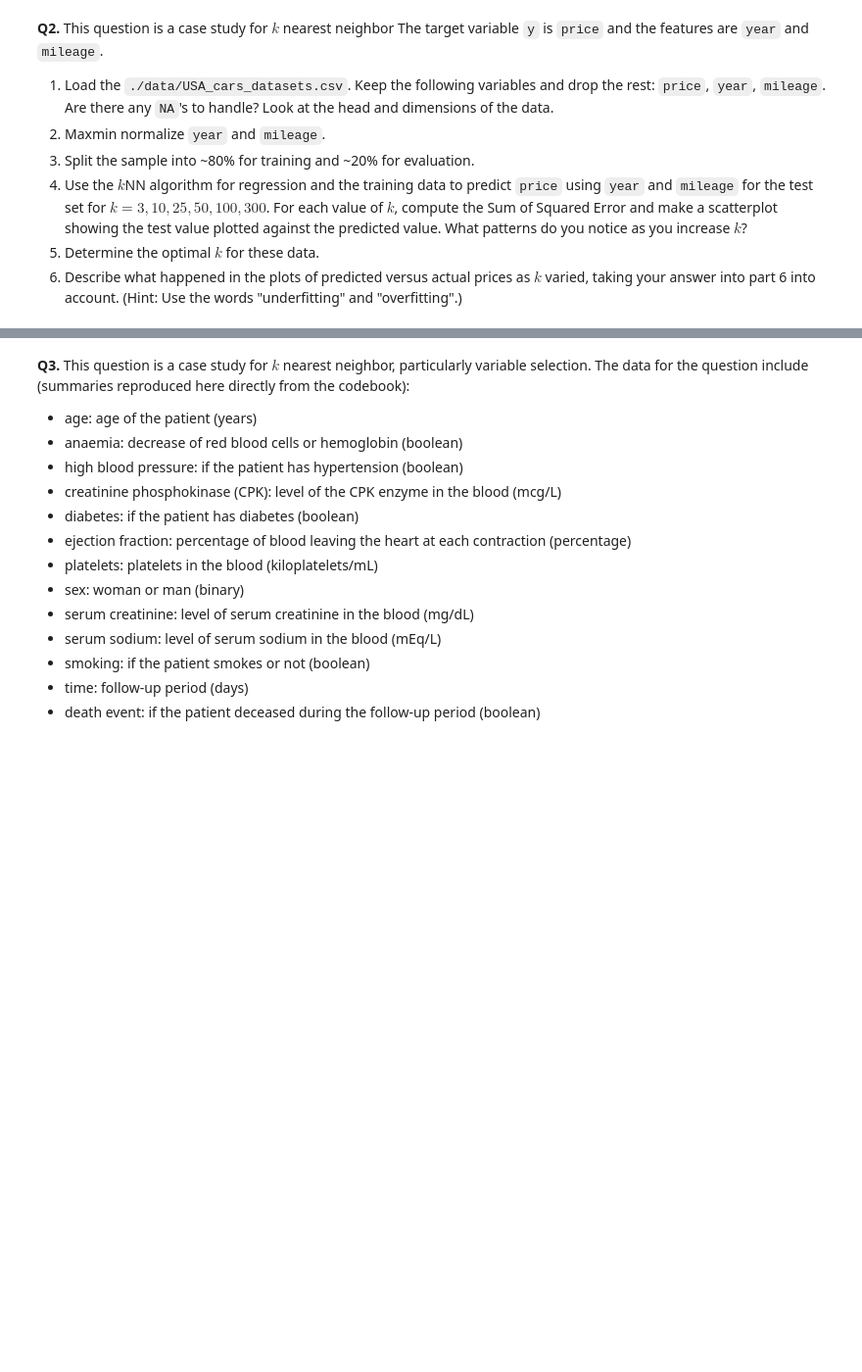
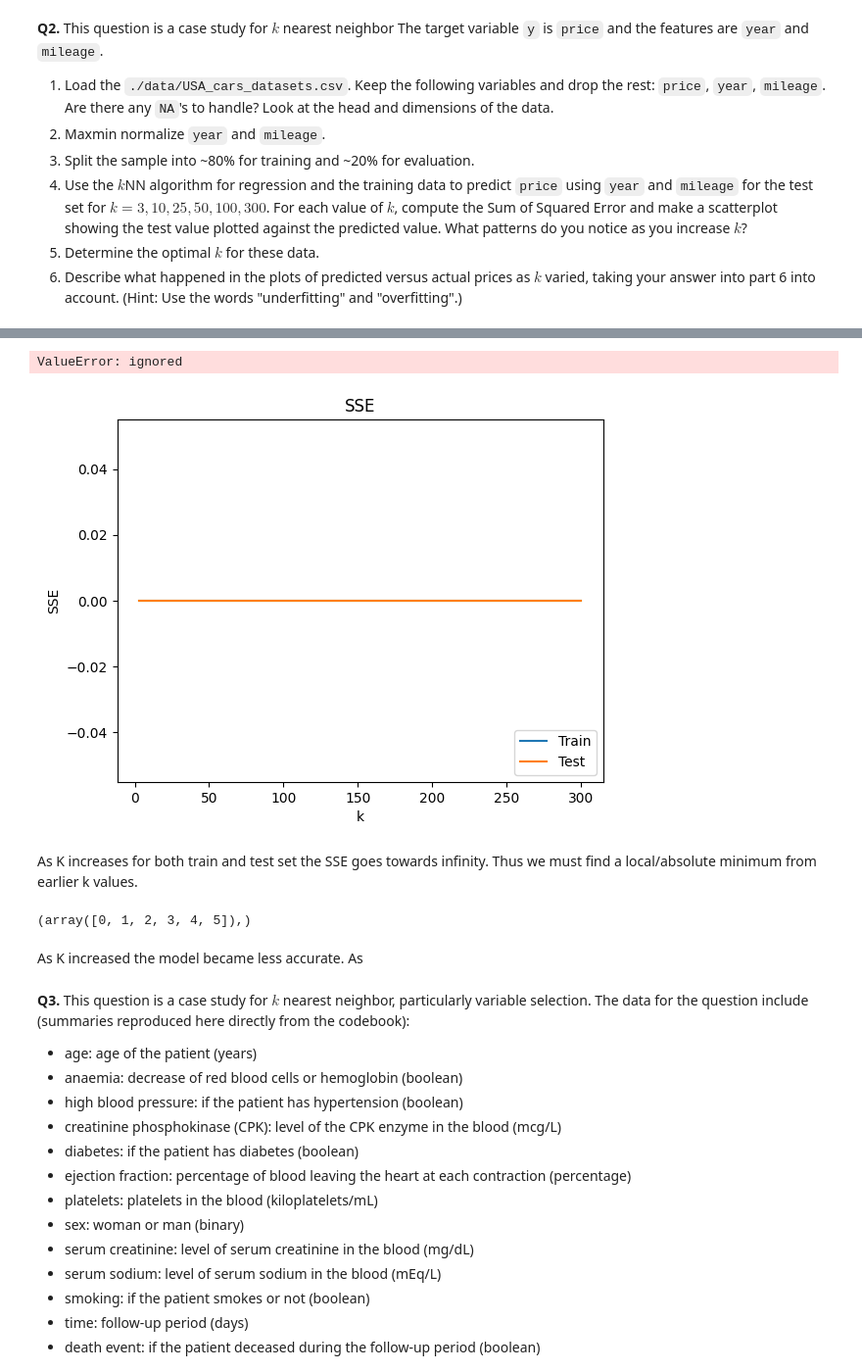
Before and after one commit to mbz8dg/assignment3, a Jupyter notebook: assignment_knn_and_kmc.ipynb, the cells around one changed output, grey strips where cells are left out. Shown: that part at 98% size. Saved outputs shown, nothing was run; the diff lists cells and outputs as text; code cells hidden in the pictures; blank space fills up the shorter version.

```diff
--- a/assignment_knn_and_kmc.ipynb
+++ b/assignment_knn_and_kmc.ipynb
@@ -166,0 +201,8 @@ The distinction highlights there may be different types of inaccuracy present. W
+# %%
+#2
+def maxmin(z):
+    z = (z-min(z))/(max(z)-min(z))
+    return(z)
+
+df2 = df2.apply(maxmin)
+df2.describe()
@@ -166,0 +219,6 @@ The distinction highlights there may be different types of inaccuracy present. W
+# %%
+#3
+y=df2["price"]
+X = df2.loc[:,["year","mileage"]]
+X.head()
+#y.head()
@@ -166,0 +232,45 @@ The distinction highlights there may be different types of inaccuracy present. W
+# %%
+from sklearn.model_selection import train_test_split
+X_train, X_test, y_train, y_test = train_test_split(X,y,test_size=.2,random_state=100)
+# %%
+#4
+#3,10,25,50,100,300
+k_grid = [3,10,25,50,100,300]
+
+SSE = np.zeros(6)
+SSE_train=np.zeros(6)
+n=0
+for k in k_grid:
+    model = KNeighborsClassifier(n_neighbors=k)
+    fitted_model = model.fit(X_train,y_train)
+    y_hat = fitted_model.predict(X_test)
+    SSE[n]= np.sum((y_test-y_hat)**2)
+    y_hat = fitted_model.predict(X_train)
+    SSE_train[n] = np.sum( (y_train-y_hat)**2 )
+    n+=1
+
+print(SSE)
+print(SSE_train)
+# %% [output]
+ValueError: ignored
+# %%
+plt.plot(k_grid,SSE_train,label='Train') # Plot SSE by k
+plt.plot(k_grid,SSE,label='Test') # Plot SSE by k
+plt.xlabel("k")
+plt.ylabel("SSE")
+plt.legend(loc='lower right')
+plt.title('SSE')
+plt.show()
+# %% [output]
+[figure, added]
+# %% [markdown]
+As K increases for both train and test set the SSE goes towards infinity. Thus we must find a local/absolute minimum from earlier k values.
+# %%
+#5
+SSE_min=np.min(SSE)
+min_index = np.where(SSE==SSE_min) # Find the indices of y that equal the minimum
+print(min_index)
+#k_star = k_grid[min_index] # Find the optimal value of k
+#print(k_star)
+# %% [output]
+(array([0, 1, 2, 3, 4, 5]),)
@@ -167,3 +281,5 @@ The distinction highlights there may be different types of inaccuracy present. W
+# %% [markdown]
+As K increased the model became less accurate. As
 # %% [markdown]
 **Q3.** This question is a case study for $k$ nearest neighbor, particularly variable selection. The data for the question include (summaries reproduced here directly from the codebook):
 
```
Also changed, not shown: parts of 7 cells of this notebook.
